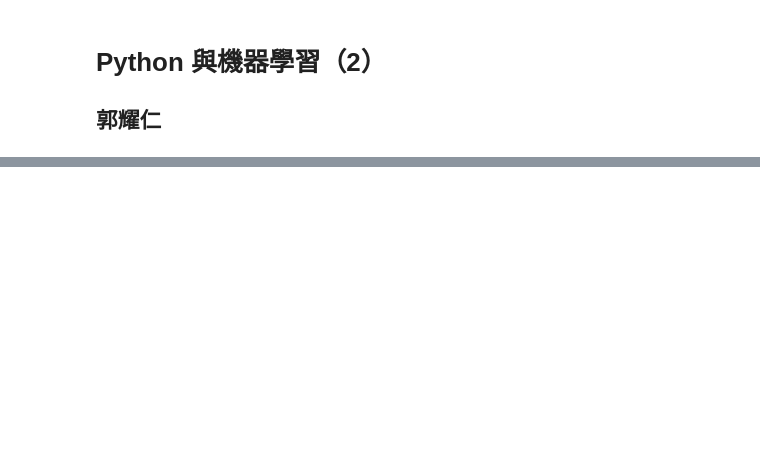
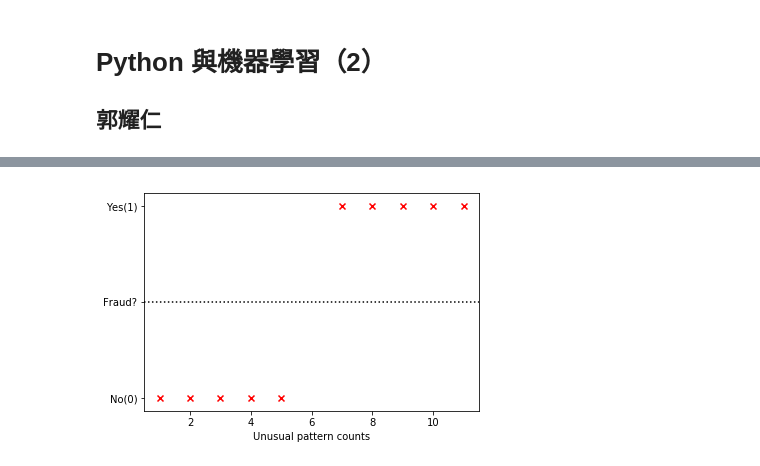
Before and after one commit to yaojenkuo/python_4_ds, a Jupyter notebook: ch12.ipynb, the cells around one changed output, grey strips where cells are left out. Cells and saved outputs as stored; diff of their text form; code cells hidden in the pictures; blank space fills up the shorter version.

```diff
--- a/ch12.ipynb
+++ b/ch12.ipynb
@@ -10,0 +14,13 @@
+# %%
+import numpy as np
+import matplotlib.pyplot as plt
+
+x_arr_1, x_arr_2 = np.arange(1, 6), np.arange(7, 12)
+y_arr_1, y_arr_2 = np.zeros(5), np.ones(5)
+plt.scatter(np.concatenate([x_arr_1, x_arr_2]), np.concatenate([y_arr_1, y_arr_2]), marker = 'x', color = 'r')
+plt.xlabel("Unusual pattern counts")
+plt.yticks([0, 0.5, 1], ["No(0)", "Fraud?", "Yes(1)"])
+plt.axhline(y = 0.5, c = 'k', ls = ':')
+plt.show()
+# %% [output]
+[figure, added]
```
Also changed, not shown: parts of 22 cells of this notebook, 1 other file.
